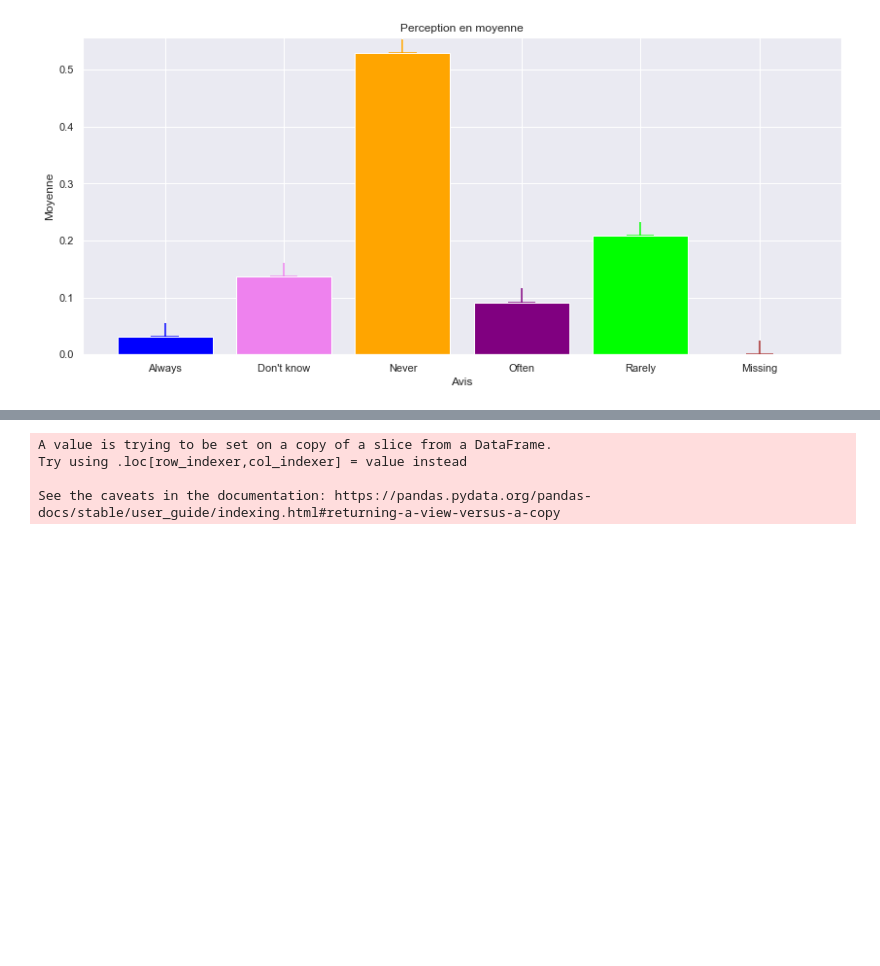
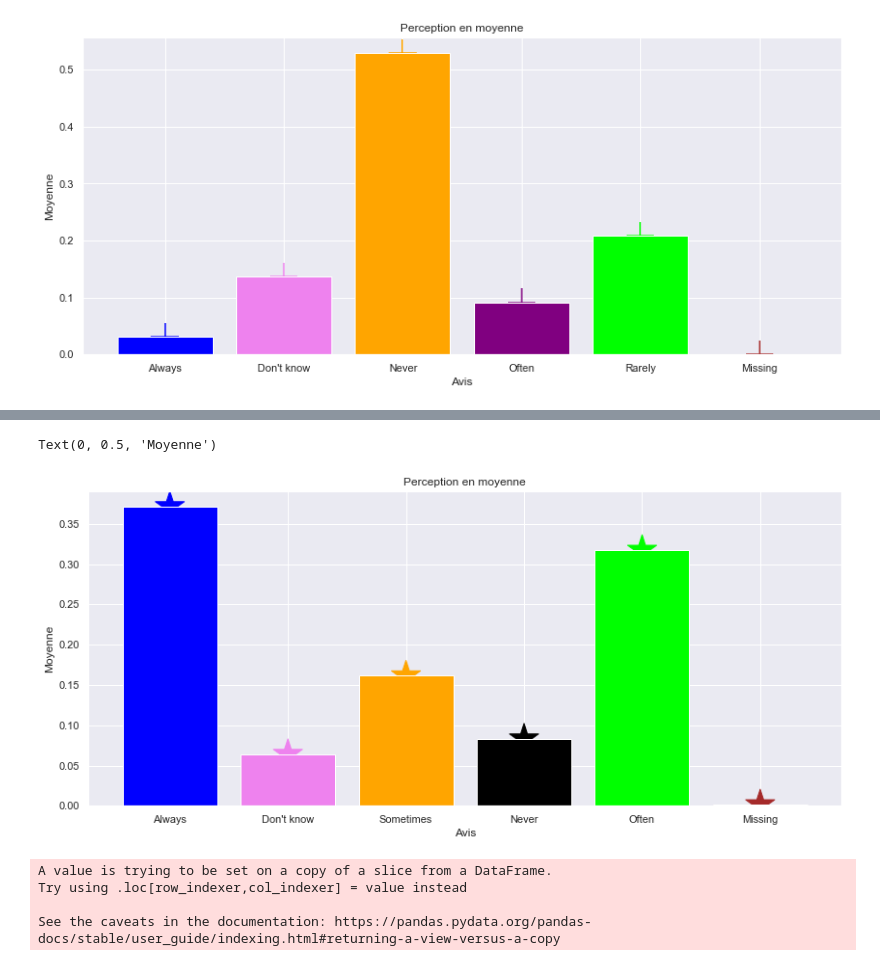
Before and after one commit to ikhalild/Data-analysis-with-python, a Jupyter notebook: manipulation.ipynb, the cells around one changed output, grey strips where cells are left out. Cells and saved outputs as stored; diff of their text form; code cells hidden in the pictures; blank space fills up the shorter version.

```diff
--- a/manipulation.ipynb
+++ b/manipulation.ipynb
@@ -705,0 +708,3 @@ Text(0, 0.5, 'Moyenne')
+# %%
+x6= data3_SEN1_with_dummies[["Q48D_Always","Q48D_Don't know", "Q48D_Sometimes","Q48D_Never","Q48D_Often","Q48D_Missing"]].describe()
+x6
@@ -706,3 +721,18 @@ Text(0, 0.5, 'Moyenne')
+# %%
+Perception6= ["Always","Don't know","Sometimes","Never","Often","Missing"]
+Moyenne6= x6.iloc[1]
+%matplotlib inline
+import matplotlib.pyplot as plt
+plt.figure(figsize = (14 , 6))
+couleursx6 = ["blue", "violet","orange","black","#00FF00","brown"]
+plt.scatter(Perception6, Moyenne6, marker="*", color= couleursx6, s = 1000)
+plt.bar(Perception6,Moyenne6, color = couleursx6)
+plt.title("Perception en moyenne")
+plt.xlabel("Avis")
+plt.ylabel("Moyenne")
+# %% [output]
+Text(0, 0.5, 'Moyenne')
+[figure, added]
 # %%
 import plotly.graph_objects as go
 
```
Also changed, not shown: parts of 2 cells of this notebook.
